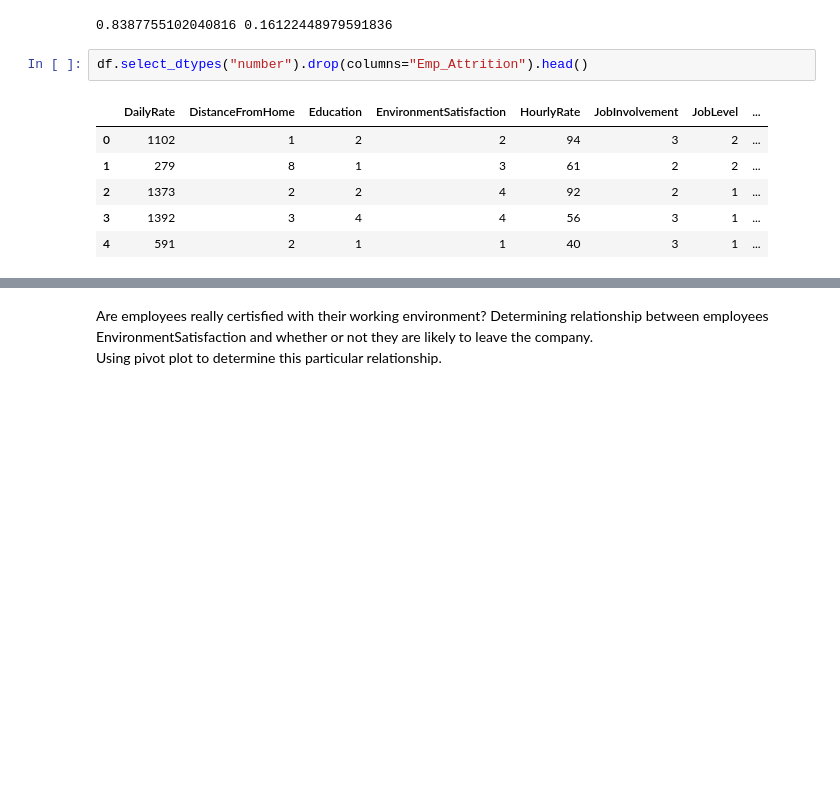
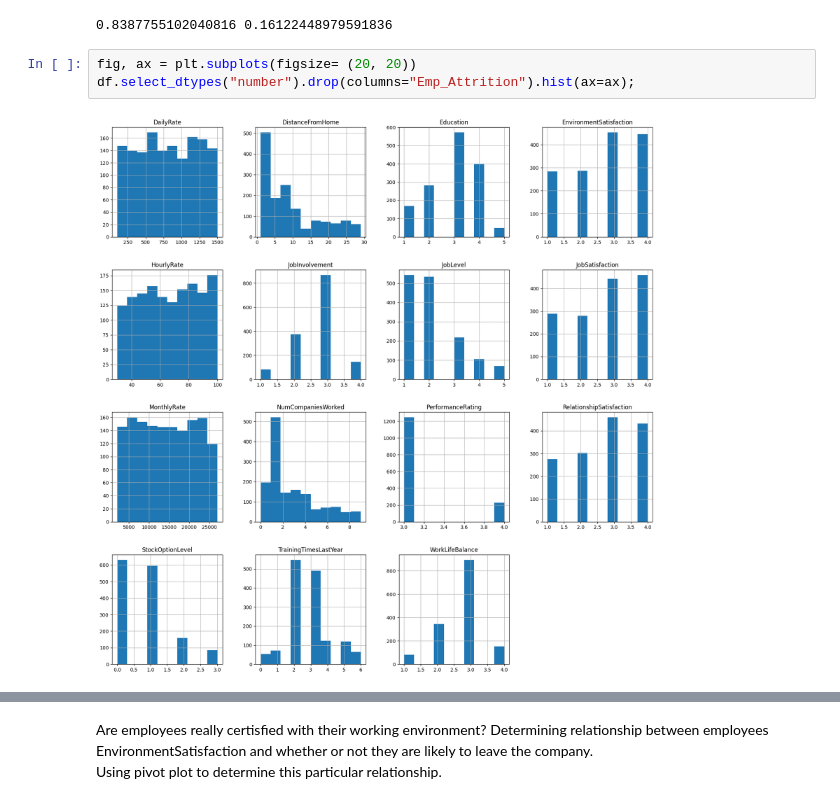
Before and after one commit to GorrettyOkumbe/Datascience-One-Campus, a Jupyter notebook: WORK _SPACE/Employee_Attrition_2023.ipynb, the cells around one changed output, grey strips where cells are left out. Cells and saved outputs as stored; diff of their text form; blank space fills up the shorter version.

```diff
--- a/WORK _SPACE/Employee_Attrition_2023.ipynb
+++ b/WORK _SPACE/Employee_Attrition_2023.ipynb
@@ -169,11 +177,7 @@ print(majority_class, minority_class)
 # %% [output]
 0.8387755102040816 0.16122448979591836
 # %%
-df.select_dtypes("number").drop(columns="Emp_Attrition").head()
+fig, ax = plt.subplots(figsize= (20, 20))
+df.select_dtypes("number").drop(columns="Emp_Attrition").hist(ax=ax);
 # %% [output]
-|  | DailyRate | DistanceFromHome | Education | EnvironmentSatisfaction | HourlyRate | JobInvolvement | JobLevel | ... |
-| 0 | 1102 | 1 | 2 | 2 | 94 | 3 | 2 | ... |
-| 1 | 279 | 8 | 1 | 3 | 61 | 2 | 2 | ... |
-| 2 | 1373 | 2 | 2 | 4 | 92 | 2 | 1 | ... |
-| 3 | 1392 | 3 | 4 | 4 | 56 | 3 | 1 | ... |
-| 4 | 591 | 2 | 1 | 1 | 40 | 3 | 1 | ... |
+[figure, added]
```
Also changed, not shown: parts of 25 cells of this notebook.
